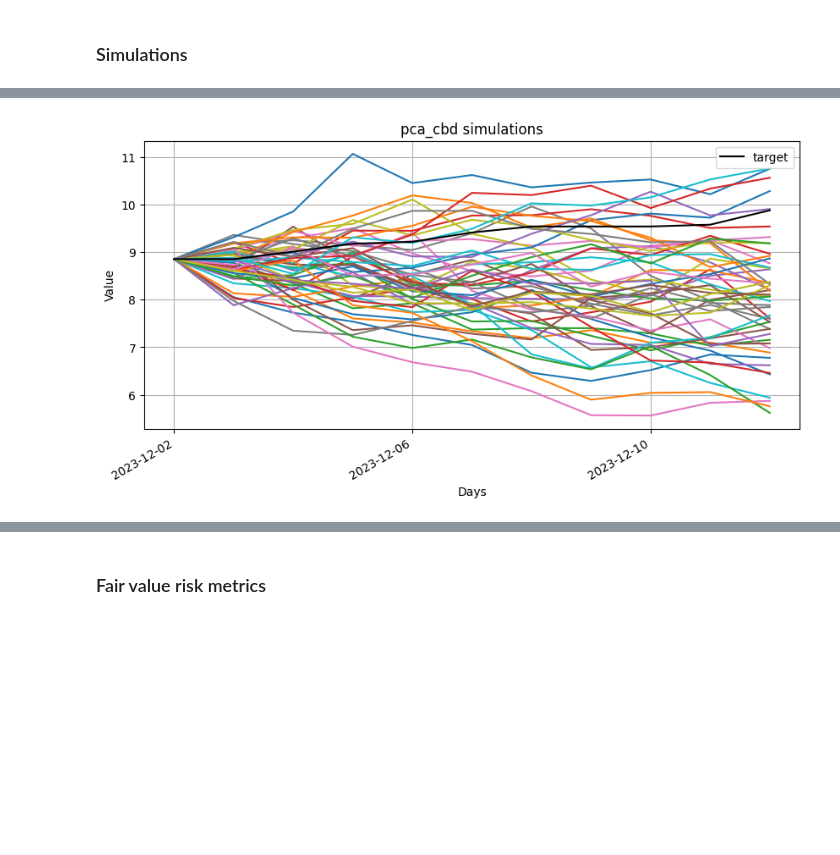
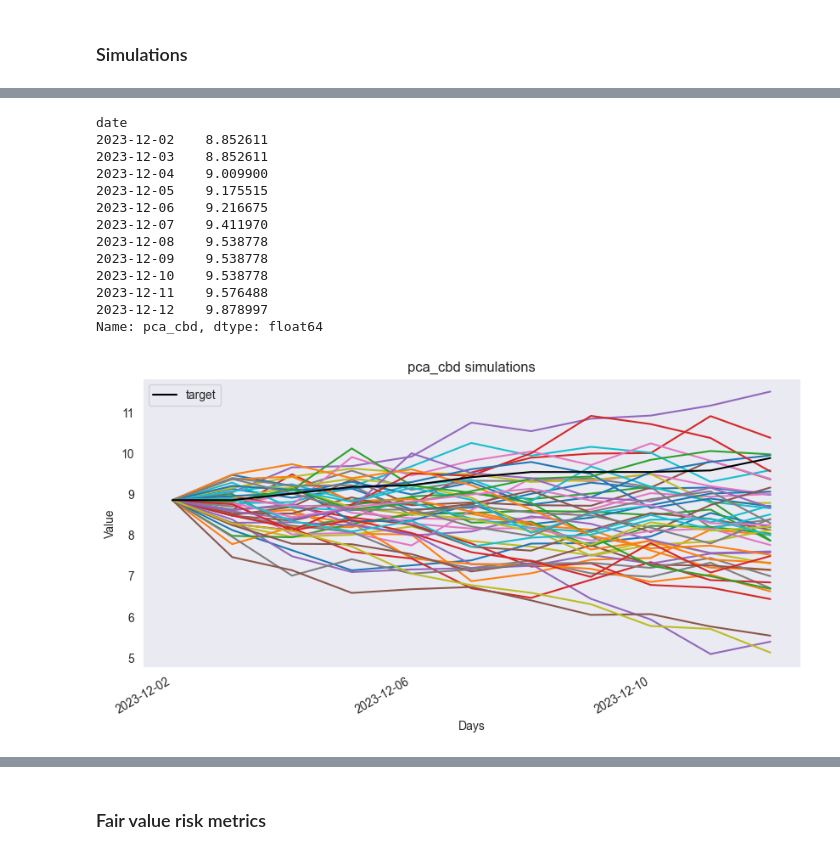
Before and after one commit to vladimirKarlov01/portfolio-risk, a Jupyter notebook: demo.ipynb, the cells around one changed output, grey strips where cells are left out. Saved outputs shown, nothing was run; the diff lists cells and outputs as text; code cells hidden in the pictures; blank space fills up the shorter version.

```diff
--- a/demo.ipynb
+++ b/demo.ipynb
@@ -99,7 +112,20 @@ portfolio.risk_factors.plot_simulations(
 # %%
 portfolio.risk_factors.plot_simulations(
-    simulations=simulations,
+    simulations=simulations['pca_cbd'],
     risk_factor='pca_cbd',
 )
 # %% [output]
+date
+2023-12-02    8.852611
+2023-12-03    8.852611
+2023-12-04    9.009900
+2023-12-05    9.175515
+2023-12-06    9.216675
+2023-12-07    9.411970
+2023-12-08    9.538778
+2023-12-09    9.538778
+2023-12-10    9.538778
+2023-12-11    9.576488
+2023-12-12    9.878997
+Name: pca_cbd, dtype: float64
-[figure, old version]
+[figure, new version]
```
Also changed, not shown: parts of 7 cells of this notebook, 4 other files.
